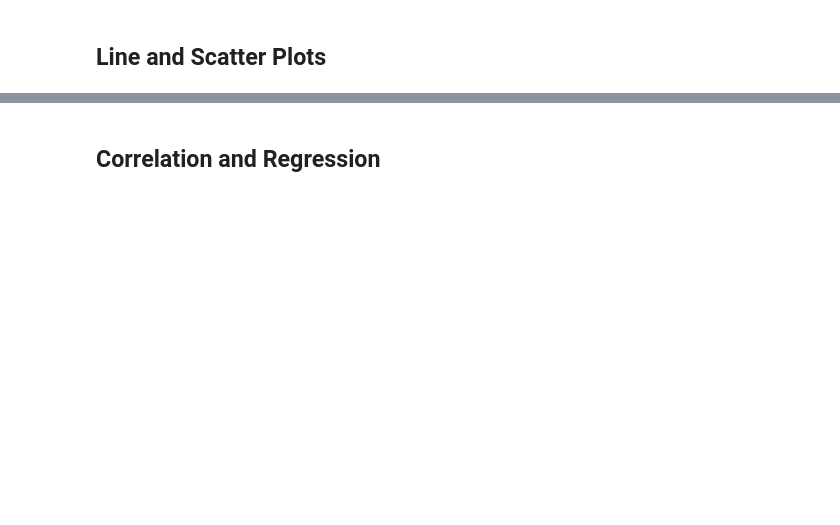
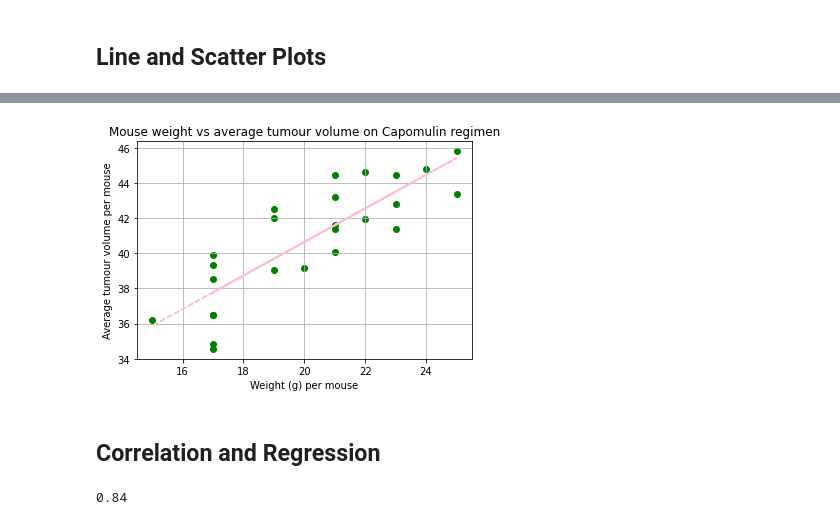
Before and after one commit to denk-ie/matplotlib-challenge, a Jupyter notebook: pymaceuticals_starter.ipynb, the cells around one changed output, grey strips where cells are left out. Drawn from its saved outputs; the diff is of its cells as text; code cells hidden in the pictures; blank space fills up the shorter version.

```diff
--- a/pymaceuticals_starter.ipynb
+++ b/pymaceuticals_starter.ipynb
@@ -278,5 +270,25 @@ Name: Tumor Volume (mm3), dtype: float64
+# %%
+# Generate a scatter plot of mouse weight versus average tumor volume for the Capomulin regimen
+capomulin = clean_mouse_data.loc[clean_mouse_data["Drug Regimen"] == "Capomulin",:]
+weight = capomulin.groupby("Mouse ID")["Weight (g)"].mean()
+avg_tumor_vol = capomulin.groupby("Mouse ID")["Tumor Volume (mm3)"].sum() / capomulin["Mouse ID"].value_counts()
+
+fig1, ax1 = plt.subplots()
+ax1.scatter(weight, avg_tumor_vol, c='g')
+ax1.plot(weight, regress_values,"--", c="pink")
+plt.title("Mouse weight vs average tumour volume on Capomulin regimen")
+plt.xlabel("Weight (g) per mouse")
+plt.ylabel("Average tumour volume per mouse")
+plt.grid()
+plt.show()
+# %% [output]
+[figure, added]
 # %% [markdown]
 ## Correlation and Regression
 # %%
 # Calculate the correlation coefficient and linear regression model
 # for mouse weight and average tumor volume for the Capomulin regimen
+correlation = st.pearsonr(weight, avg_tumor_vol)
+round(correlation[0],2)
+# %% [output]
+0.84
```
Also changed, not shown: parts of 10 cells of this notebook.
